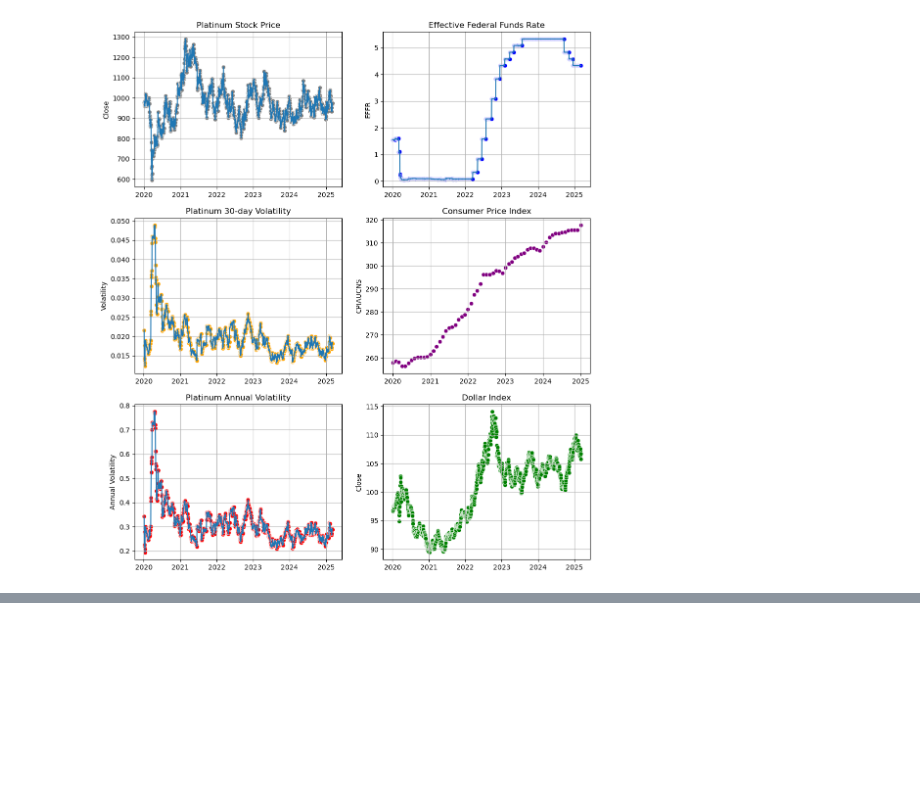
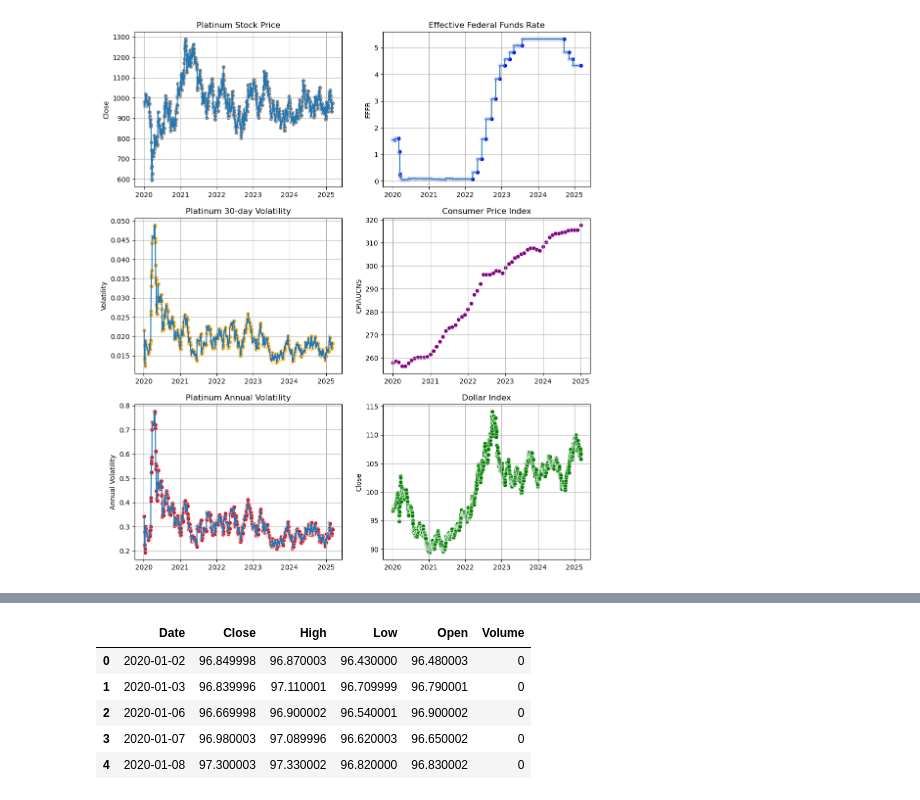
Before and after one commit to GeronimoBWalker/commodity, a Jupyter notebook: Analysis/commodity_analysis.ipynb, the cells around one changed output, grey strips where cells are left out. Drawn from its saved outputs; the diff is of its cells as text; code cells hidden in the pictures; blank space fills up the shorter version.

```diff
--- a/Analysis/commodity_analysis.ipynb
+++ b/Analysis/commodity_analysis.ipynb
@@ -90,0 +142,9 @@ for row in range(3):
+# %%
+dxy.head()
+# %% [output]
+|  | Date | Close | High | Low | Open | Volume |
+| 0 | 2020-01-02 | 96.849998 | 96.870003 | 96.430000 | 96.480003 | 0 |
+| 1 | 2020-01-03 | 96.839996 | 97.110001 | 96.709999 | 96.790001 | 0 |
+| 2 | 2020-01-06 | 96.669998 | 96.900002 | 96.540001 | 96.900002 | 0 |
+| 3 | 2020-01-07 | 96.980003 | 97.089996 | 96.620003 | 96.650002 | 0 |
+| 4 | 2020-01-08 | 97.300003 | 97.330002 | 96.820000 | 96.830002 | 0 |
```
Also changed, not shown: parts of 10 cells of this notebook.
